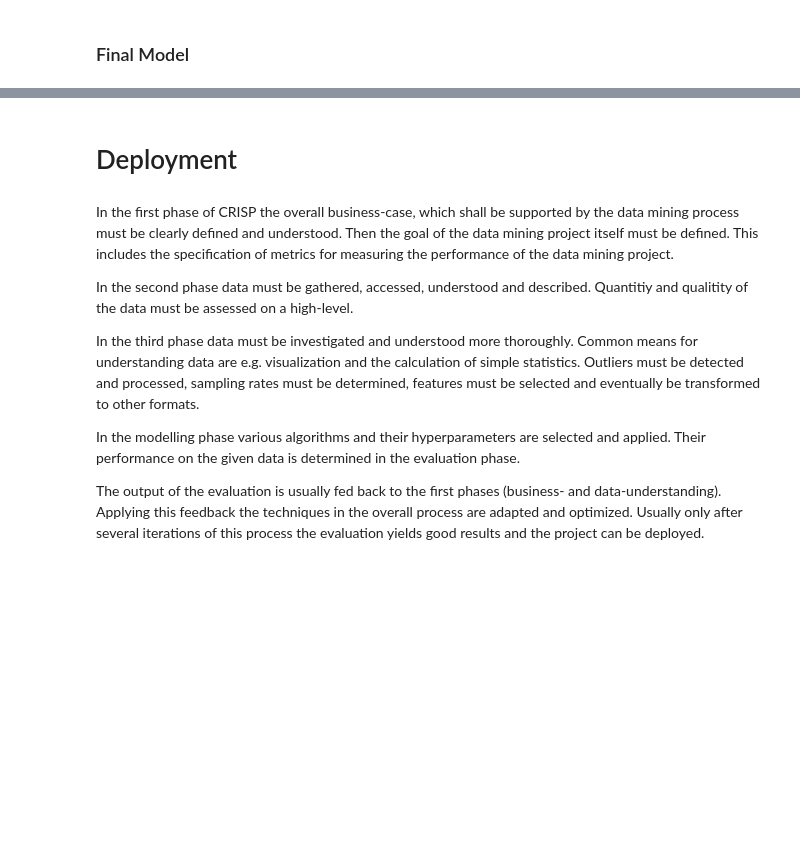
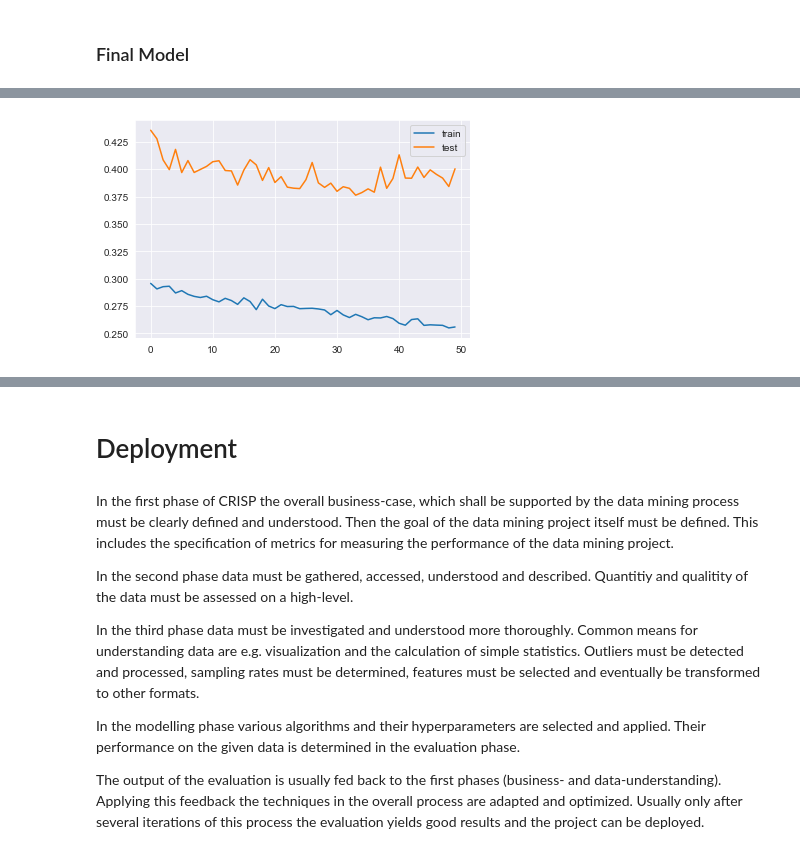
Before and after one commit to SvetiB/AirQualityStuttgart, a Jupyter notebook: AirQualityStuttgartModeling.ipynb, the cells around one changed output, grey strips where cells are left out. Saved outputs shown, nothing was run; the diff lists cells and outputs as text; code cells hidden in the pictures; blank space fills up the shorter version.

Commit message:
Result Plotting

```diff
--- a/AirQualityStuttgartModeling.ipynb
+++ b/AirQualityStuttgartModeling.ipynb
@@ -636,2 +634,8 @@ df_Results.to_csv("df_Results_HPTuning.csv", sep=" ", header=True, index=False)
 # %% [markdown]
 ### Final Model
+# %%
+model_final = Sequential()
+model_final.add(LSTM(units=20, activation = 'sigmoid', return_sequences=False, input_shape=(X_train.shape[1], X_train.shape[2])))
+model_final.add(Dropout(0.3))
+model_final.add(layers.Dense(1))
+model_final.summary()
@@ -637,0 +657,7 @@ df_Results.to_csv("df_Results_HPTuning.csv", sep=" ", header=True, index=False)
+# %%
+learningRate = 0.01
+epochs = 50
+
+opt = Nadam(learning_rate=learningRate)
+model_final.compile(loss='mse', optimizer=opt)
+history_final = model_final.fit(x=X_train, y=y_train, epochs=epochs, validation_data=(X_test, y_test))
@@ -637,0 +688,7 @@ df_Results.to_csv("df_Results_HPTuning.csv", sep=" ", header=True, index=False)
+# %%
+plt.plot(history_final.history['loss'], label='train')
+plt.plot(history_final.history['val_loss'], label='test')
+plt.legend()
+plt.show()
+# %% [output]
+[figure, added]
```
Also changed, not shown: parts of 55 cells of this notebook, 3 other files.
